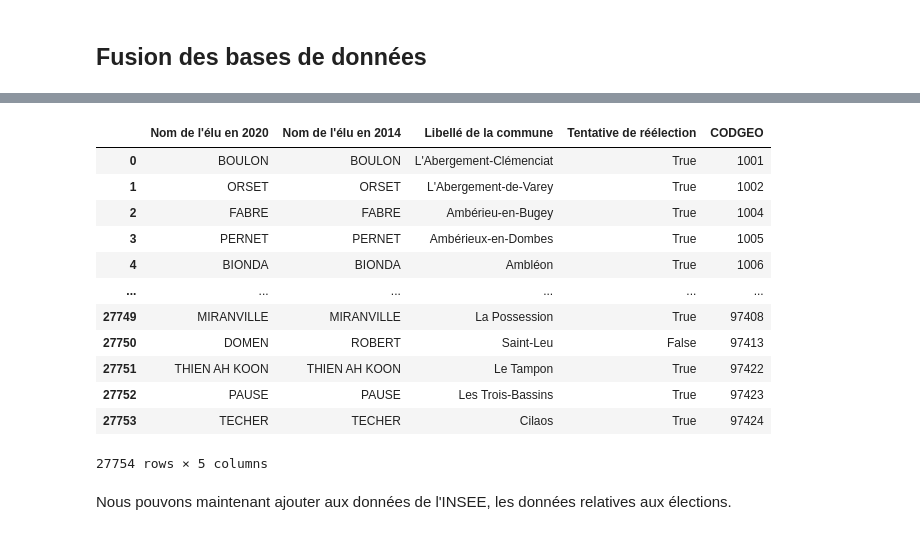
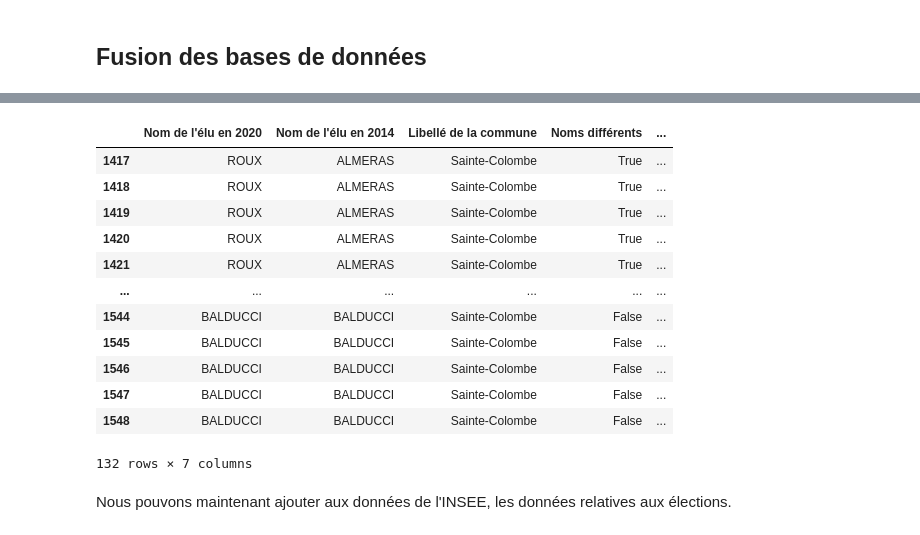
Before and after one commit to HenrideT/Projet_Python, a Jupyter notebook: Récupération.ipynb, the cells around one changed output, grey strips where cells are left out. Cells and saved outputs as stored; diff of their text form; code cells hidden in the pictures.

```diff
--- a/Récupération.ipynb
+++ b/Récupération.ipynb
@@ -373,6 +376,22 @@ Fusionnons avec les résultats des élections municipales
 # %%
-municipales_2014_et_2020 = municipales_2014_et_2020.merge(meta_insee, on = 'Libellé de la commune').drop(columns=['Code postal'])
-municipales_2014_et_2020.drop_duplicates(subset=['Nom de l\'élu en 2014', 'Nom de l\'élu en 2020', 'Libellé de la commune'], inplace=True)
+muni2 = municipales_2014_et_2020.merge(meta_insee, on = ['Libellé de la commune'], how='inner').drop(columns=['Code postal'])
+#muni2.drop_duplicates(subset=['Nom de l\'élu en 2014', 'Nom de l\'élu en 2020', 'Libellé de la commune', 'CODGEO'], inplace=True)
+# %%
+muni2.loc[muni2['Libellé de la commune']=='Sainte-Colombe']
+# %% [output]
+|  | Nom de l'élu en 2020 | Nom de l'élu en 2014 | Libellé de la commune | Noms différents | ... |
+| 1417 | ROUX | ALMERAS | Sainte-Colombe | True | ... |
+| 1418 | ROUX | ALMERAS | Sainte-Colombe | True | ... |
+| 1419 | ROUX | ALMERAS | Sainte-Colombe | True | ... |
+| 1420 | ROUX | ALMERAS | Sainte-Colombe | True | ... |
+| 1421 | ROUX | ALMERAS | Sainte-Colombe | True | ... |
+| ... | ... | ... | ... | ... | ... |
+| 1544 | BALDUCCI | BALDUCCI | Sainte-Colombe | False | ... |
+| 1545 | BALDUCCI | BALDUCCI | Sainte-Colombe | False | ... |
+| 1546 | BALDUCCI | BALDUCCI | Sainte-Colombe | False | ... |
+| 1547 | BALDUCCI | BALDUCCI | Sainte-Colombe | False | ... |
+| 1548 | BALDUCCI | BALDUCCI | Sainte-Colombe | False | ... |
+132 rows × 7 columns
 # %%
 # Pour la standardisation
 def to_int(ligne):
@@ -383,22 +402,6 @@ def to_int(ligne):
 # %%
 municipales_2014_et_2020['CODGEO'] = municipales_2014_et_2020['CODGEO'].apply(lambda ligne: to_int(ligne))
 municipales_2014_et_2020.reset_index(drop=True, inplace=True)
-# %%
-municipales_2014_et_2020
-# %% [output]
-|  | Nom de l'élu en 2020 | Nom de l'élu en 2014 | Libellé de la commune | Tentative de réélection | CODGEO |
-| 0 | BOULON | BOULON | L'Abergement-Clémenciat | True | 1001 |
-| 1 | ORSET | ORSET | L'Abergement-de-Varey | True | 1002 |
-| 2 | FABRE | FABRE | Ambérieu-en-Bugey | True | 1004 |
-| 3 | PERNET | PERNET | Ambérieux-en-Dombes | True | 1005 |
-| 4 | BIONDA | BIONDA | Ambléon | True | 1006 |
-| ... | ... | ... | ... | ... | ... |
-| 27749 | MIRANVILLE | MIRANVILLE | La Possession | True | 97408 |
-| 27750 | DOMEN | ROBERT | Saint-Leu | False | 97413 |
-| 27751 | THIEN AH KOON | THIEN AH KOON | Le Tampon | True | 97422 |
-| 27752 | PAUSE | PAUSE | Les Trois-Bassins | True | 97423 |
-| 27753 | TECHER | TECHER | Cilaos | True | 97424 |
-27754 rows × 5 columns
 # %% [markdown]
 Nous pouvons maintenant ajouter aux données de l'INSEE, les données relatives aux élections.
 # %%
```
Also changed, not shown: parts of 8 cells of this notebook.
